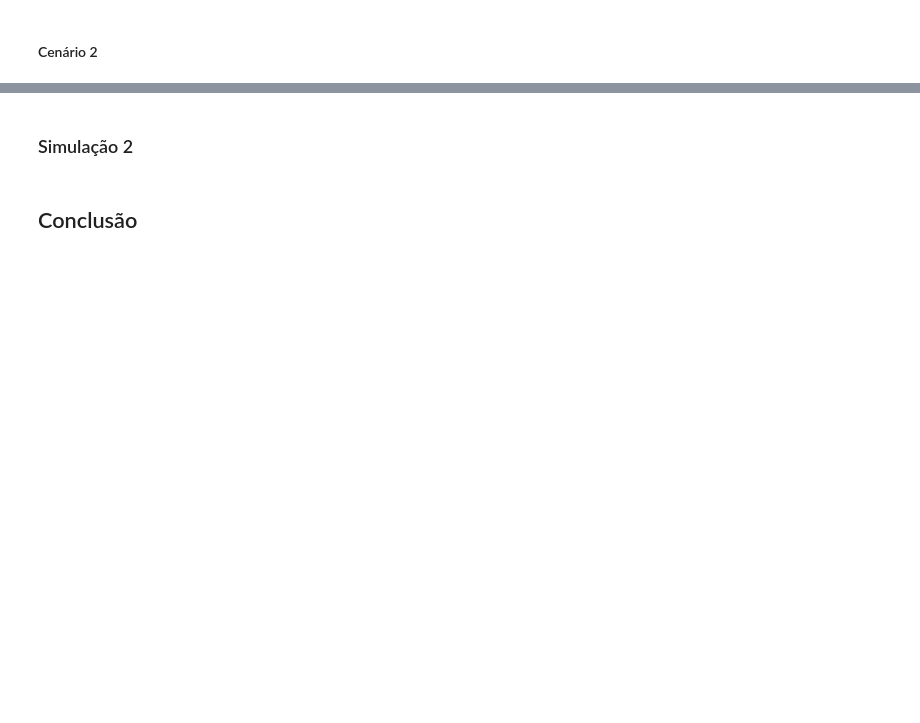
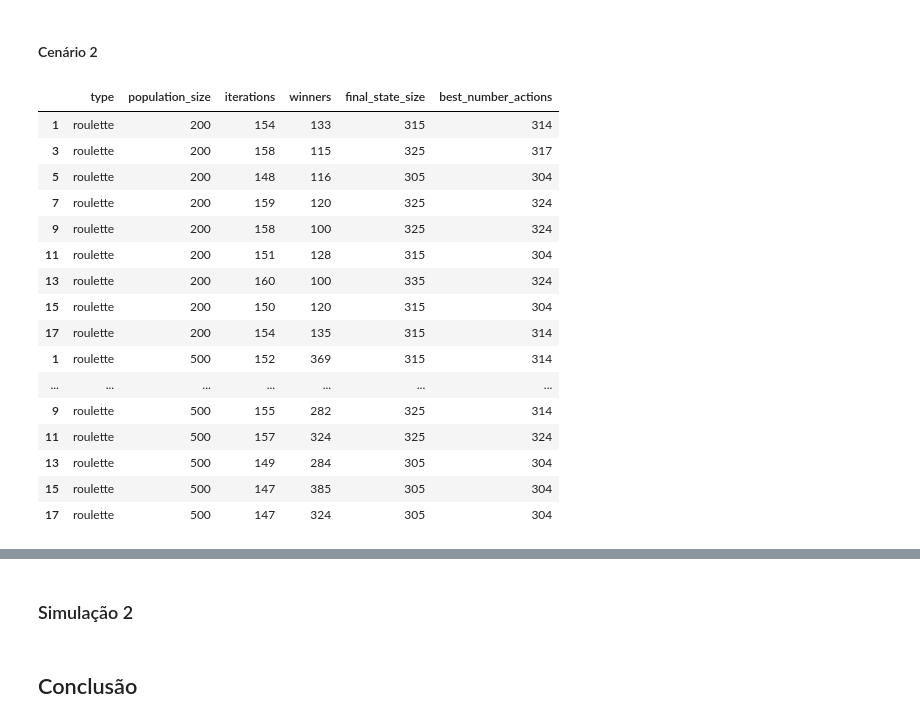
Before and after one commit to carolineap/hardest-pygame-ever, a Jupyter notebook: whg.ipynb, the cells around one changed output, grey strips where cells are left out. Drawn from its saved outputs; the diff is of its cells as text; code cells hidden in the pictures; blank space fills up the shorter version.

```diff
--- a/whg.ipynb
+++ b/whg.ipynb
@@ -95,4 +123,23 @@ import matplotlib.pyplot as plt
 # %% [markdown]
 #### Cenário 2
 # %%
-#df_roullete = df.loc[df['type'] == "roullete"]
+df_roulette = df.loc[df['type'] == "roulette"]
+df_roulette
+# %% [output]
+|  | type | population_size | iterations | winners | final_state_size | best_number_actions |
+| 1 | roulette | 200 | 154 | 133 | 315 | 314 |
+| 3 | roulette | 200 | 158 | 115 | 325 | 317 |
+| 5 | roulette | 200 | 148 | 116 | 305 | 304 |
+| 7 | roulette | 200 | 159 | 120 | 325 | 324 |
+| 9 | roulette | 200 | 158 | 100 | 325 | 324 |
+| 11 | roulette | 200 | 151 | 128 | 315 | 304 |
+| 13 | roulette | 200 | 160 | 100 | 335 | 324 |
+| 15 | roulette | 200 | 150 | 120 | 315 | 304 |
+| 17 | roulette | 200 | 154 | 135 | 315 | 314 |
+| 1 | roulette | 500 | 152 | 369 | 315 | 314 |
+| ... | ... | ... | ... | ... | ... | ... |
+| 9 | roulette | 500 | 155 | 282 | 325 | 314 |
+| 11 | roulette | 500 | 157 | 324 | 325 | 324 |
+| 13 | roulette | 500 | 149 | 284 | 305 | 304 |
+| 15 | roulette | 500 | 147 | 385 | 305 | 304 |
+| 17 | roulette | 500 | 147 | 324 | 305 | 304 |
```
Also changed, not shown: parts of 11 cells of this notebook, 2 other files.
